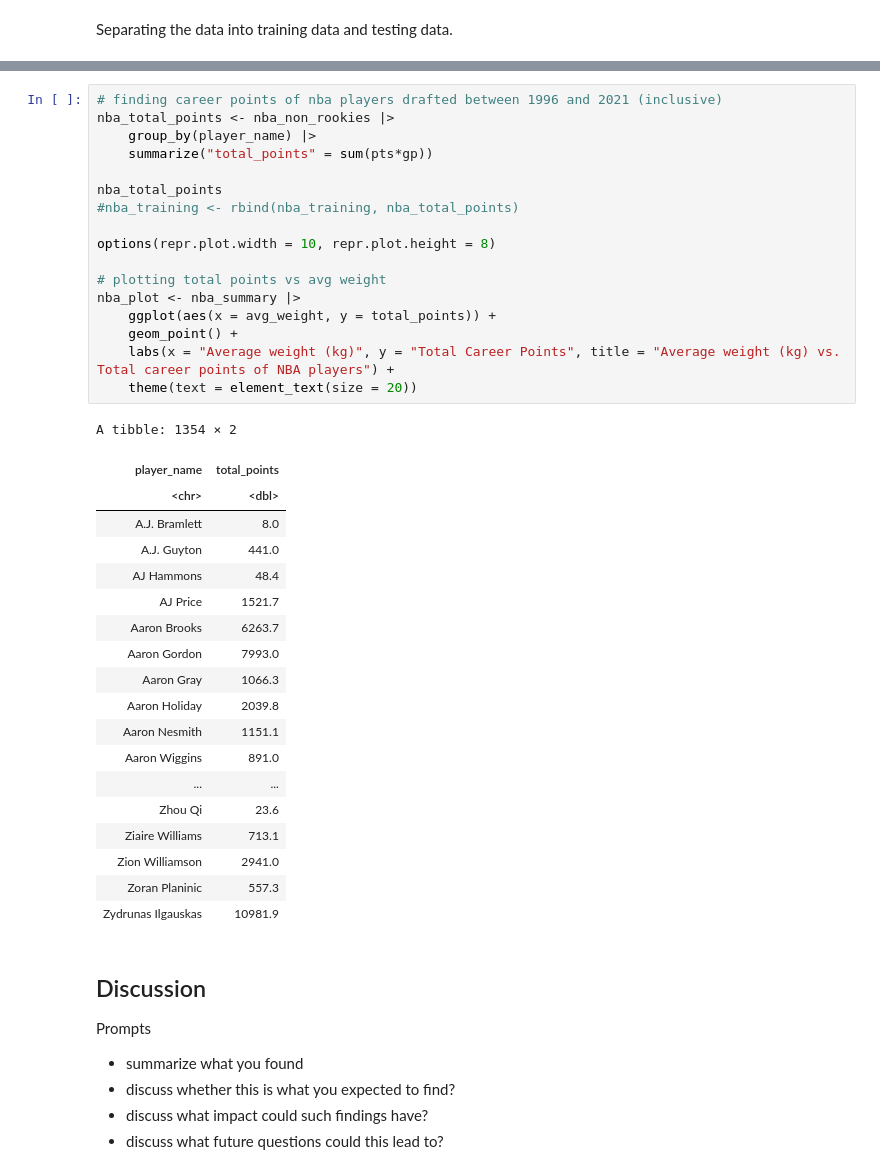
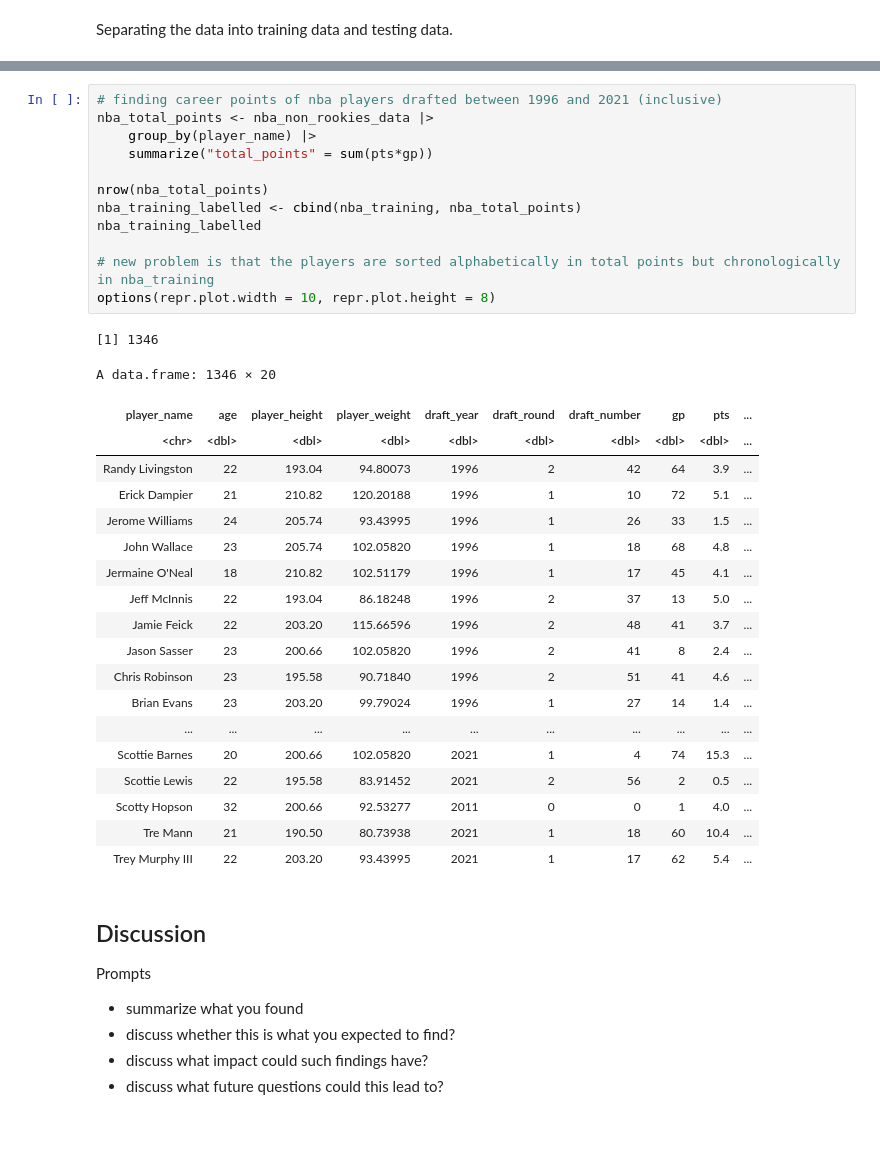
Before and after one commit to notjamesw/Group_Project_DSCI100, a Jupyter notebook: Project Report.ipynb, the cells around one changed output, grey strips where cells are left out. Drawn from its saved outputs; the diff is of its cells as text; blank space fills up the shorter version.

Commit message:
Fix mismatch number of rows issue

```diff
--- a/Project Report.ipynb
+++ b/Project Report.ipynb
@@ -174,40 +203,36 @@ ERROR: Error in as.ts(x): object 'nba_data' not found
 # %%
 # finding career points of nba players drafted between 1996 and 2021 (inclusive)
-nba_total_points <- nba_non_rookies |>
+nba_total_points <- nba_non_rookies_data |>
     group_by(player_name) |>
     summarize("total_points" = sum(pts*gp))
 
-nba_total_points
-#nba_training <- rbind(nba_training, nba_total_points)
+nrow(nba_total_points)
+nba_training_labelled <- cbind(nba_training, nba_total_points)
+nba_training_labelled
 
+# new problem is that the players are sorted alphabetically in total points but chronologically in nba_training
 options(repr.plot.width = 10, repr.plot.height = 8)
-
-# plotting total points vs avg weight
-nba_plot <- nba_summary |>
-    ggplot(aes(x = avg_weight, y = total_points)) +
-    geom_point() +
-    labs(x = "Average weight (kg)", y = "Total Career Points", title = "Average weight (kg) vs. Total career points of NBA players") +
-    theme(text = element_text(size = 20))
 # %% [output]
-A tibble: 1354 × 2
+[1] 1346
+A data.frame: 1346 × 20
-| player_name | total_points |
-| <chr> | <dbl> |
-| A.J. Bramlett | 8.0 |
-| A.J. Guyton | 441.0 |
-| AJ Hammons | 48.4 |
-| AJ Price | 1521.7 |
-| Aaron Brooks | 6263.7 |
-| Aaron Gordon | 7993.0 |
-| Aaron Gray | 1066.3 |
-| Aaron Holiday | 2039.8 |
-| Aaron Nesmith | 1151.1 |
-| Aaron Wiggins | 891.0 |
-| ... | ... |
-| Zhou Qi | 23.6 |
-| Ziaire Williams | 713.1 |
-| Zion Williamson | 2941.0 |
-| Zoran Planinic | 557.3 |
-| Zydrunas Ilgauskas | 10981.9 |
+| player_name | age | player_height | player_weight | draft_year | draft_round | draft_number | gp | pts | ... |
+| <chr> | <dbl> | <dbl> | <dbl> | <dbl> | <dbl> | <dbl> | <dbl> | <dbl> | ... |
+| Randy Livingston | 22 | 193.04 | 94.80073 | 1996 | 2 | 42 | 64 | 3.9 | ... |
+| Erick Dampier | 21 | 210.82 | 120.20188 | 1996 | 1 | 10 | 72 | 5.1 | ... |
+| Jerome Williams | 24 | 205.74 | 93.43995 | 1996 | 1 | 26 | 33 | 1.5 | ... |
+| John Wallace | 23 | 205.74 | 102.05820 | 1996 | 1 | 18 | 68 | 4.8 | ... |
+| Jermaine O'Neal | 18 | 210.82 | 102.51179 | 1996 | 1 | 17 | 45 | 4.1 | ... |
+| Jeff McInnis | 22 | 193.04 | 86.18248 | 1996 | 2 | 37 | 13 | 5.0 | ... |
+| Jamie Feick | 22 | 203.20 | 115.66596 | 1996 | 2 | 48 | 41 | 3.7 | ... |
+| Jason Sasser | 23 | 200.66 | 102.05820 | 1996 | 2 | 41 | 8 | 2.4 | ... |
+| Chris Robinson | 23 | 195.58 | 90.71840 | 1996 | 2 | 51 | 41 | 4.6 | ... |
+| Brian Evans | 23 | 203.20 | 99.79024 | 1996 | 1 | 27 | 14 | 1.4 | ... |
+| ... | ... | ... | ... | ... | ... | ... | ... | ... | ... |
+| Scottie Barnes | 20 | 200.66 | 102.05820 | 2021 | 1 | 4 | 74 | 15.3 | ... |
+| Scottie Lewis | 22 | 195.58 | 83.91452 | 2021 | 2 | 56 | 2 | 0.5 | ... |
+| Scotty Hopson | 32 | 200.66 | 92.53277 | 2011 | 0 | 0 | 1 | 4.0 | ... |
+| Tre Mann | 21 | 190.50 | 80.73938 | 2021 | 1 | 18 | 60 | 10.4 | ... |
+| Trey Murphy III | 22 | 203.20 | 93.43995 | 2021 | 1 | 17 | 62 | 5.4 | ... |
 # %% [markdown]
 ## Discussion ##
 Prompts
```
Also changed, not shown: parts of 2 cells of this notebook.
